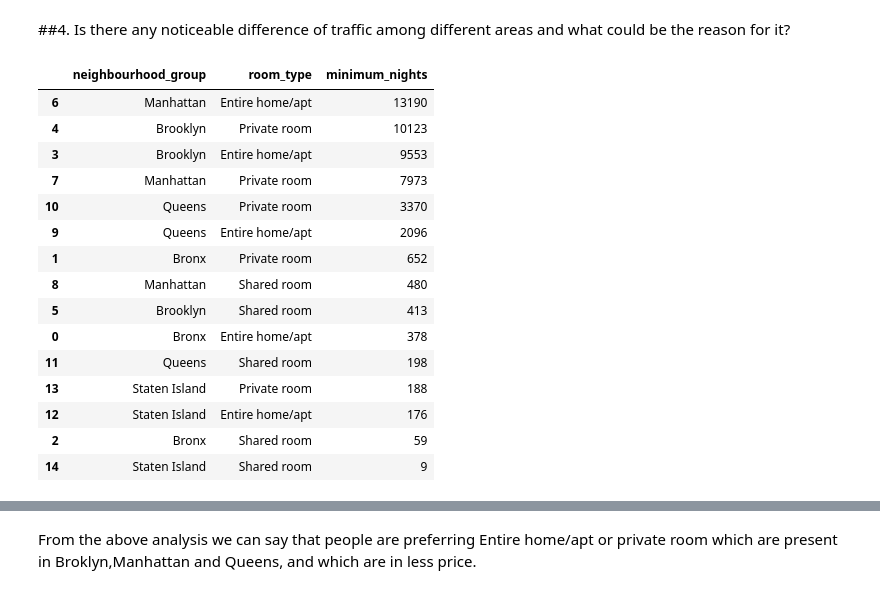
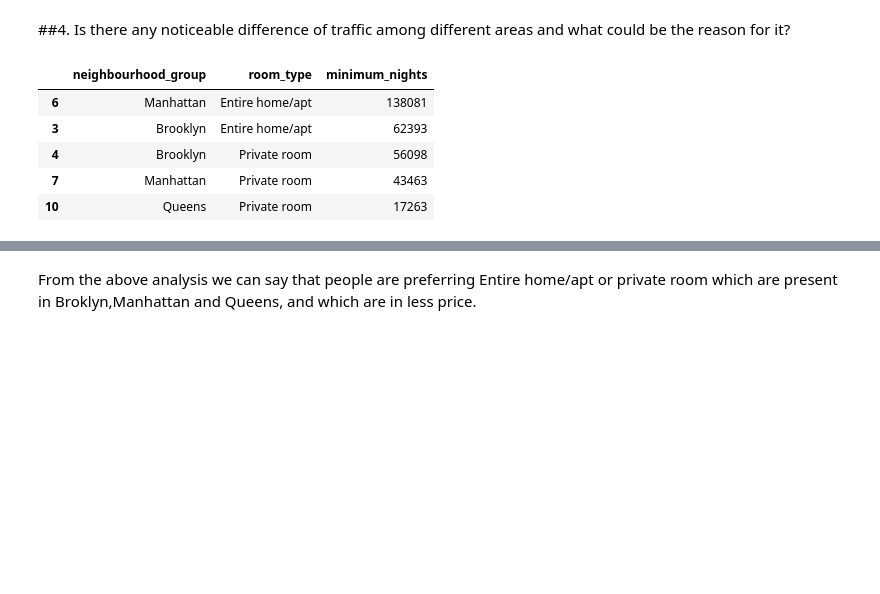
Before and after one commit to anshu57/Airbnb-booking-analysis, a Jupyter notebook: Airbnb_Bookings_Analysis_Capstone_Project.ipynb, the cells around one changed output, grey strips where cells are left out. Drawn from its saved outputs; the diff is of its cells as text; code cells hidden in the pictures; blank space fills up the shorter version.

```diff
--- a/Airbnb_Bookings_Analysis_Capstone_Project.ipynb
+++ b/Airbnb_Bookings_Analysis_Capstone_Project.ipynb
@@ -243,27 +243,17 @@ Because these hosts listed room type as Entire home and Private room which is pr
 # %% [markdown]
 ##4. Is there any noticeable difference of traffic among different areas and what could be the reason for it?
 # %%
-traffic_areas = df.groupby(['neighbourhood_group','room_type'])['minimum_nights'].count().reset_index()
+traffic_areas = df.groupby(['neighbourhood_group','room_type'])['minimum_nights'].sum().reset_index()
 traffic_areas = traffic_areas.sort_values(by='minimum_nights', ascending=False)
 # %%
-traffic_areas
+traffic_areas.head(5)
 # %% [output]
 |  | neighbourhood_group | room_type | minimum_nights |
-| 6 | Manhattan | Entire home/apt | 13190 |
-| 4 | Brooklyn | Private room | 10123 |
-| 3 | Brooklyn | Entire home/apt | 9553 |
-| 7 | Manhattan | Private room | 7973 |
-| 10 | Queens | Private room | 3370 |
-| 9 | Queens | Entire home/apt | 2096 |
-| 1 | Bronx | Private room | 652 |
-| 8 | Manhattan | Shared room | 480 |
-| 5 | Brooklyn | Shared room | 413 |
-| 0 | Bronx | Entire home/apt | 378 |
-| 11 | Queens | Shared room | 198 |
-| 13 | Staten Island | Private room | 188 |
-| 12 | Staten Island | Entire home/apt | 176 |
-| 2 | Bronx | Shared room | 59 |
-| 14 | Staten Island | Shared room | 9 |
+| 6 | Manhattan | Entire home/apt | 138081 |
+| 3 | Brooklyn | Entire home/apt | 62393 |
+| 4 | Brooklyn | Private room | 56098 |
+| 7 | Manhattan | Private room | 43463 |
+| 10 | Queens | Private room | 17263 |
 # %%
 plt.bar(traffic_areas['room_type'],traffic_areas['minimum_nights'],color ='green', width = 0.4)
 plt.title('Traffic areas')
```
Also changed, not shown: parts of 1 cell of this notebook.
